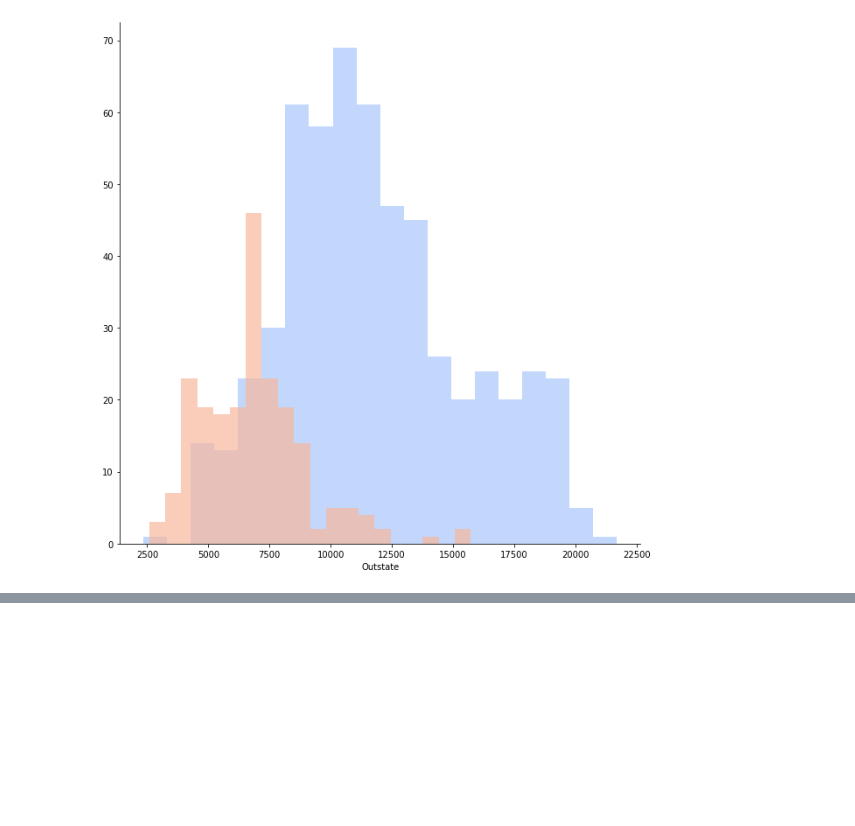
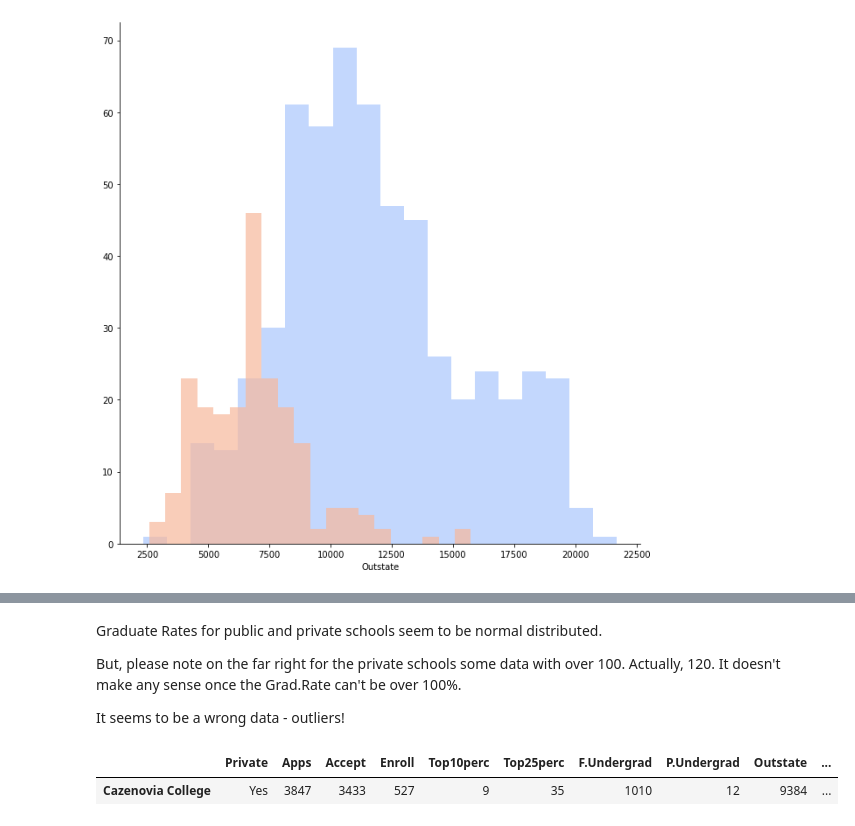
Before and after one commit to danielcdo/-MachineLearning, a Jupyter notebook: kMeansClustering.ipynb, the cells around one changed output, grey strips where cells are left out. Saved outputs shown, nothing was run; the diff lists cells and outputs as text; code cells hidden in the pictures; blank space fills up the shorter version.

```diff
--- a/kMeansClustering.ipynb
+++ b/kMeansClustering.ipynb
@@ -135,0 +149,12 @@ g = g.map(plt.hist, 'Outstate', bins=20, alpha=0.7)
+# %% [markdown]
+Graduate Rates for public and private schools seem to be normal distributed.
+
+But, please note on the far right for the private schools some data with over 100. Actually, 120. It doesn't make any sense once the Grad.Rate can't be over 100%.
+
+It seems to be a wrong data - outliers!
+# %%
+# let's find which school with 120
+data[data['Grad.Rate']>100]
+# %% [output]
+|  | Private | Apps | Accept | Enroll | Top10perc | Top25perc | F.Undergrad | P.Undergrad | Outstate | ... |
+| Cazenovia College | Yes | 3847 | 3433 | 527 | 9 | 35 | 1010 | 12 | 9384 | ... |
```
Also changed, not shown: parts of 20 cells of this notebook.
